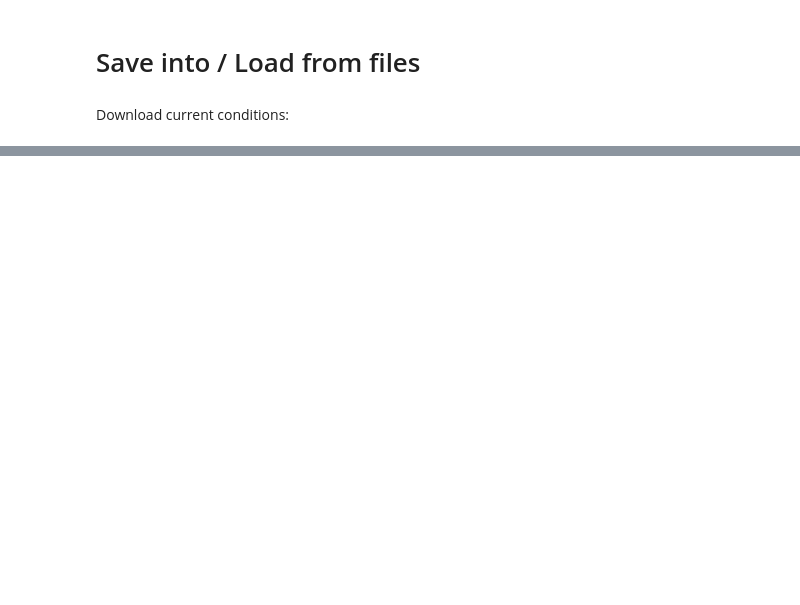
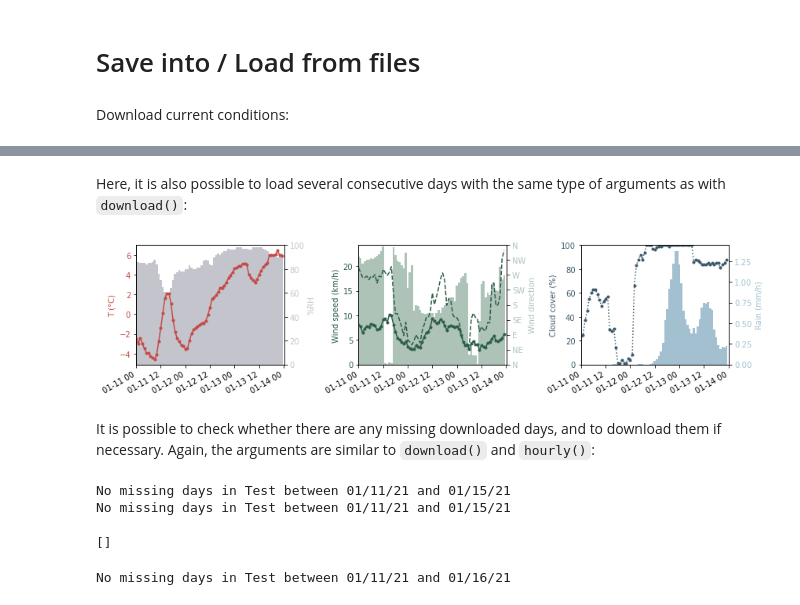
Before and after one commit to ovinc/weatho, a Jupyter notebook: Examples.ipynb, the cells around one changed output, grey strips where cells are left out. Cells and saved outputs as stored; diff of their text form; code cells hidden in the pictures; blank space fills up the shorter version.

```diff
--- a/Examples.ipynb
+++ b/Examples.ipynb
@@ -83,0 +216,28 @@ TypeError: 'timezone' is an invalid keyword argument for this function
+# %% [markdown]
+Here, it is also possible to load several consecutive days with the same type of arguments as with `download()`:
+# %%
+date = tz.localize(datetime(2021, 1, 11))
+
+data = w.hourly(date, ndays=3, path='Test')
+# OR
+data = w.hourly(date, until=date + timedelta(days=2), path='Test')
+
+plot(data);
+# %% [output]
+[figure, added]
+# %% [markdown]
+It is possible to check whether there are any missing downloaded days, and to download them if necessary. Again, the arguments are similar to `download()` and `hourly()`:
+# %%
+date = tz.localize(datetime(2021, 1, 11))
+
+w.missing_days(date, ndays=5, path='Test')
+# OR
+w.missing_days(date, until=date + timedelta(days=4), path='Test')
+# %% [output]
+No missing days in Test between 01/11/21 and 01/15/21
+No missing days in Test between 01/11/21 and 01/15/21
+[]
+# %%
+w.download_missing_days(date, ndays=6, path='Test')  # using `until` would also work
+# %% [output]
+No missing days in Test between 01/11/21 and 01/16/21
```
Also changed, not shown: parts of 32 cells of this notebook, 3 other files.
